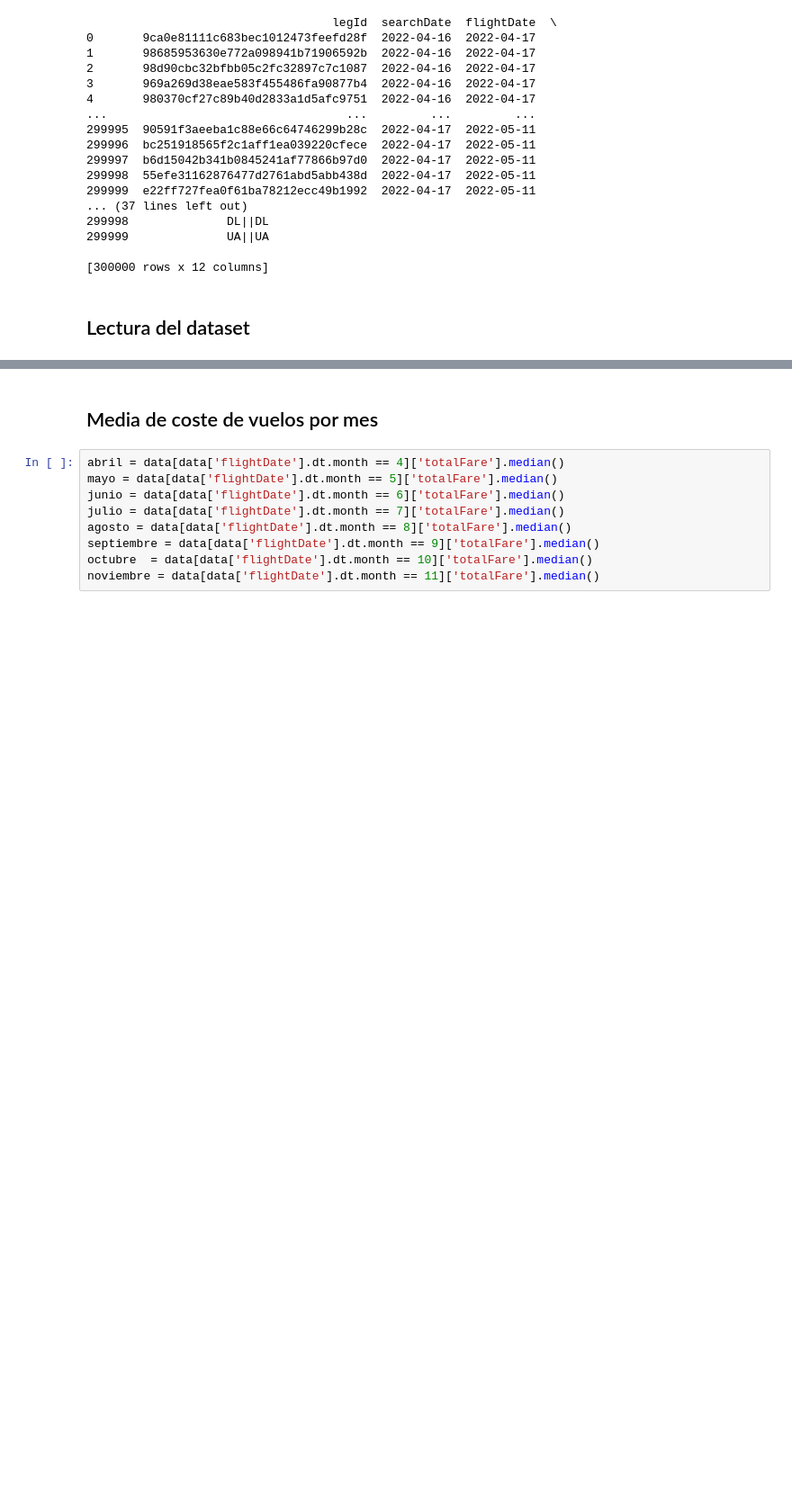
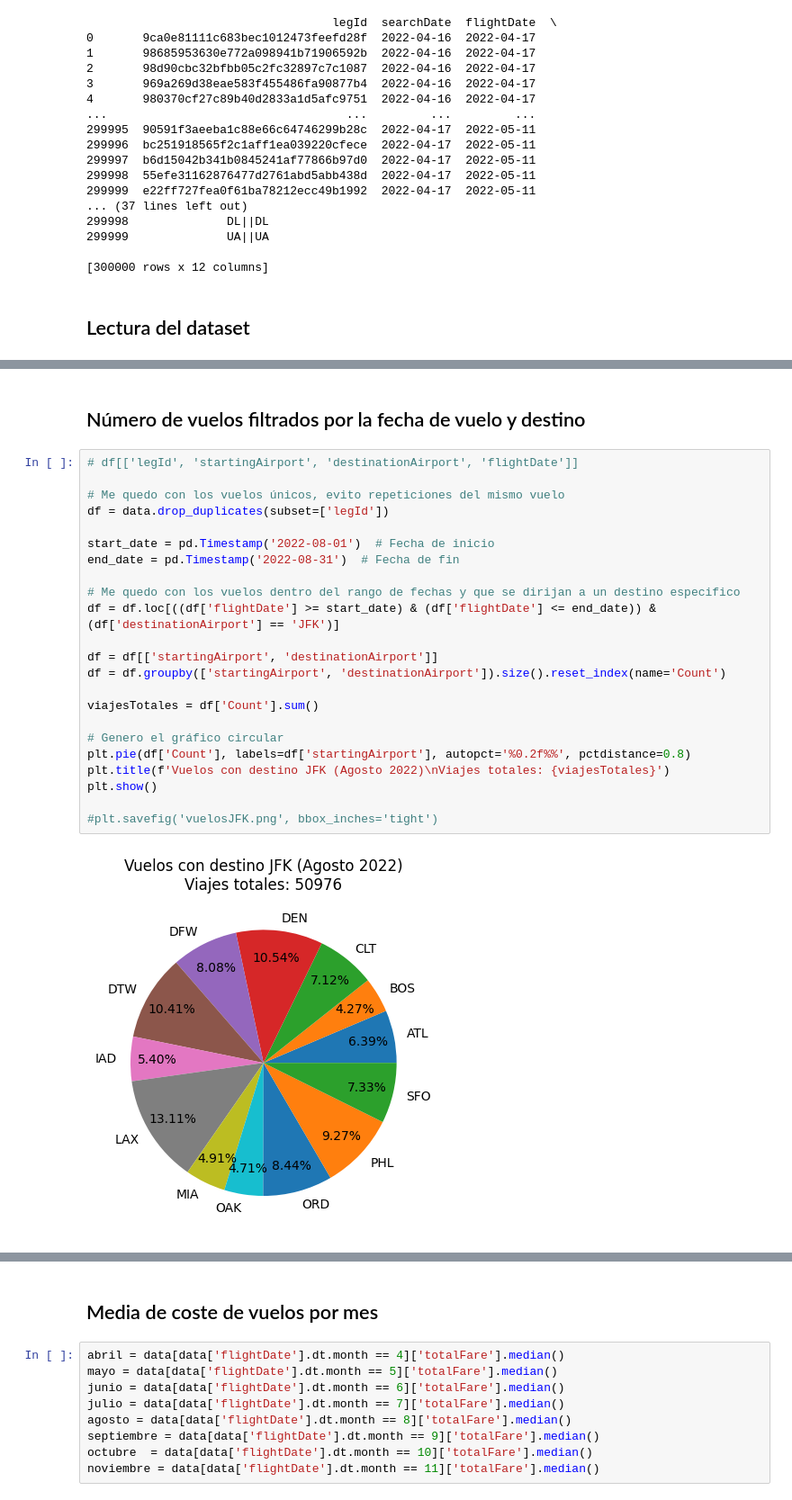
Before and after one commit to PRegi6/Min, a Jupyter notebook: ProyectoMIN.ipynb, the cells around one changed output, grey strips where cells are left out. Shown at 90% size. Drawn from its saved outputs; the diff is of its cells as text; blank space fills up the shorter version.

```diff
--- a/ProyectoMIN.ipynb
+++ b/ProyectoMIN.ipynb
@@ -76,0 +87,27 @@ data[:10]
+# %% [markdown]
+## Número de vuelos filtrados por la fecha de vuelo y destino
+# %%
+# df[['legId', 'startingAirport', 'destinationAirport', 'flightDate']]
+
+# Me quedo con los vuelos únicos, evito repeticiones del mismo vuelo
+df = data.drop_duplicates(subset=['legId'])
+
+start_date = pd.Timestamp('2022-08-01')  # Fecha de inicio
+end_date = pd.Timestamp('2022-08-31')  # Fecha de fin
+
+# Me quedo con los vuelos dentro del rango de fechas y que se dirijan a un destino especifico
+df = df.loc[((df['flightDate'] >= start_date) & (df['flightDate'] <= end_date)) & (df['destinationAirport'] == 'JFK')]
+
+df = df[['startingAirport', 'destinationAirport']]
+df = df.groupby(['startingAirport', 'destinationAirport']).size().reset_index(name='Count')
+
+viajesTotales = df['Count'].sum()
+
+# Genero el gráfico circular
+plt.pie(df['Count'], labels=df['startingAirport'], autopct='%0.2f%%', pctdistance=0.8)
+plt.title(f'Vuelos con destino JFK (Agosto 2022)\nViajes totales: {viajesTotales}')
+plt.show()
+
+#plt.savefig('vuelosJFK.png', bbox_inches='tight')
+# %% [output]
+[figure, added]
```
Also changed, not shown: parts of 20 cells of this notebook, 3 other files.
